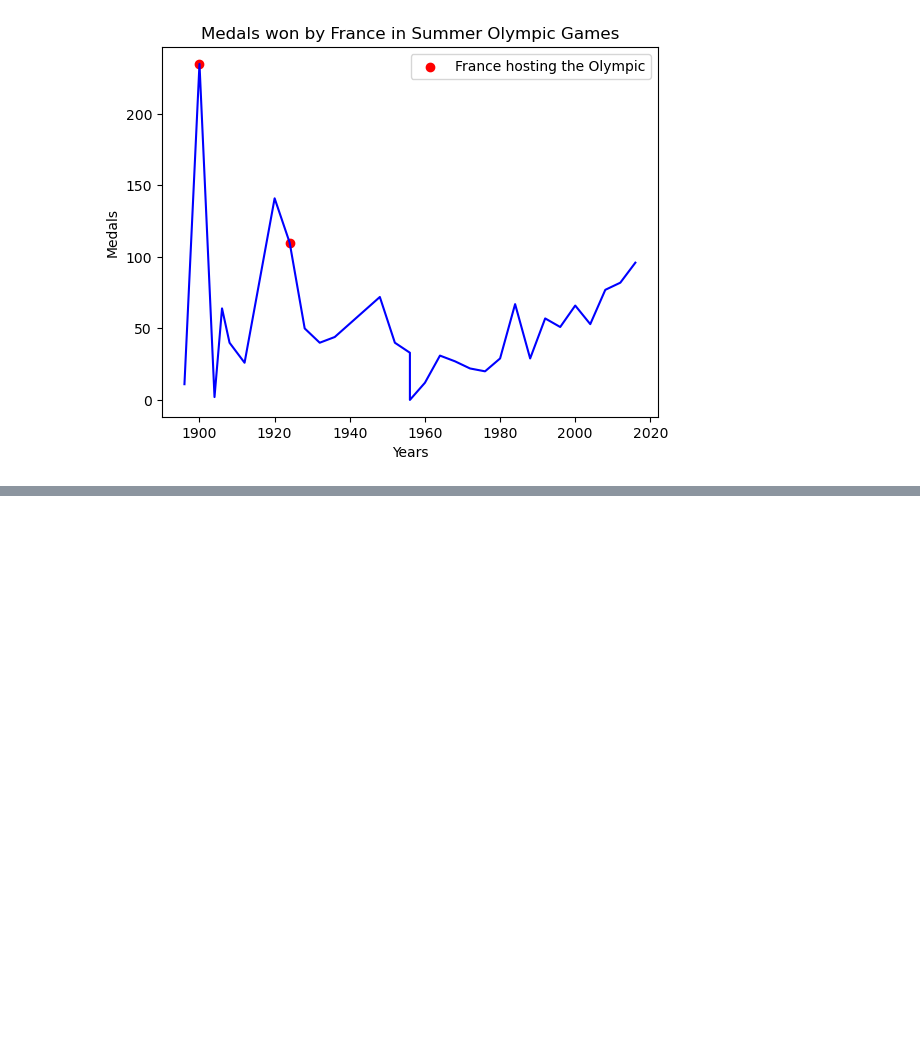
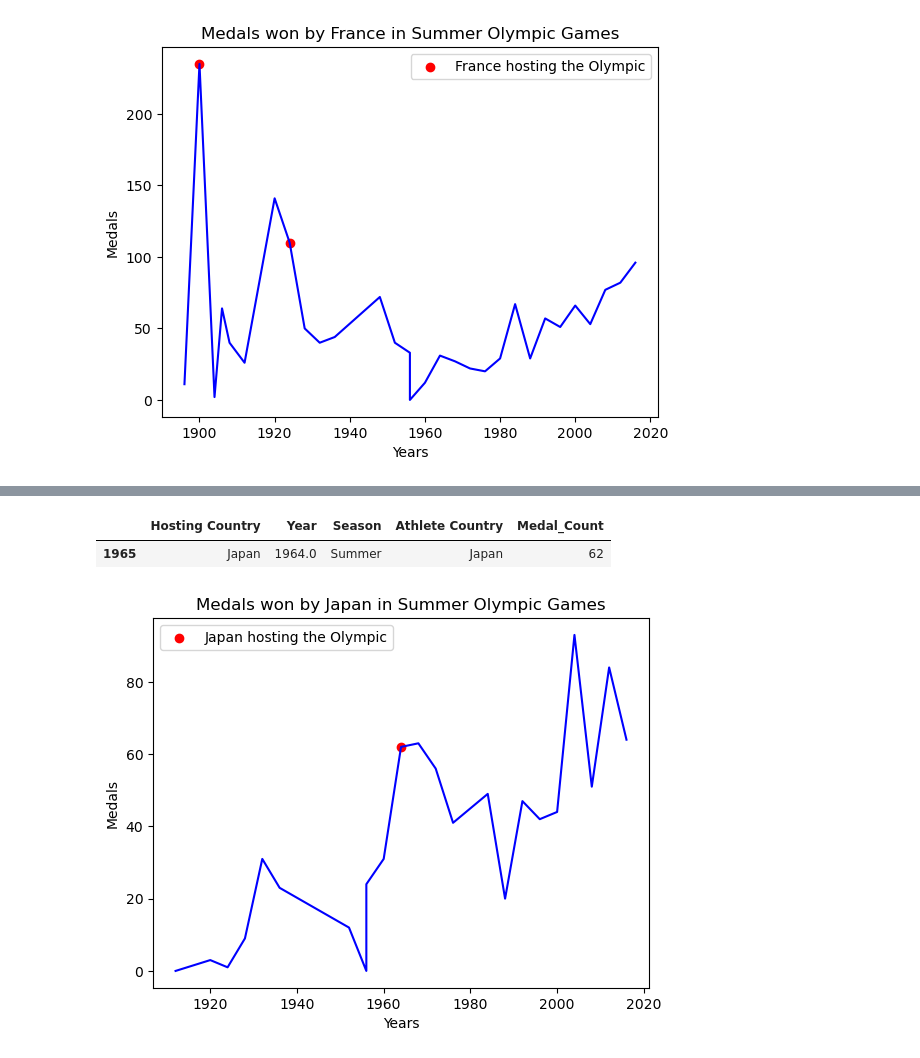
Before and after one commit to soumyaranjanswaincan/Olympic-Data-Analysis, a Jupyter notebook: analysis.ipynb, the cells around one changed output, grey strips where cells are left out. Drawn from its saved outputs; the diff is of its cells as text; code cells hidden in the pictures; blank space fills up the shorter version.

```diff
--- a/analysis.ipynb
+++ b/analysis.ipynb
@@ -252,0 +296,5 @@ Winter_France_df
+# %%
+#japan
+Japan_df = pd.DataFrame(hostcountry_df.loc[hostcountry_df['Athlete Country'] == "Japan",:])
+Japan_df = Japan_df.sort_values("Year")
+Japan_df
@@ -252,0 +319,23 @@ Winter_France_df
+# %%
+Summer_Japan_df = Japan_df.loc[Japan_df['Season'] == "Summer",:]
+Summer_Japan_df = Summer_Japan_df.sort_values("Year")
+# %%
+#hosting by Japan
+Summer_Japanhosting_df = Summer_Japan_df.loc[Summer_Japan_df['Hosting Country'] == "Japan",:]
+Summer_Japanhosting_df
+# %% [output]
+|  | Hosting Country | Year | Season | Athlete Country | Medal_Count |
+| 1965 | Japan | 1964.0 | Summer | Japan | 62 |
+# %%
+# Plot for Medals by Years
+plt.plot(Summer_Japan_df['Year'], Summer_Japan_df['Medal_Count'], c='blue')
+plt.scatter(Summer_Japanhosting_df['Year'], Summer_Japanhosting_df['Medal_Count'], c='r', label='Japan hosting the Olympic')
+
+# Title and Axis
+plt.title('Medals won by Japan in Summer Olympic Games')
+plt.xlabel('Years')
+plt.ylabel('Medals')
+plt.legend()
+plt.show()
+# %% [output]
+[figure, added]
```
Also changed, not shown: parts of 10 cells of this notebook.
